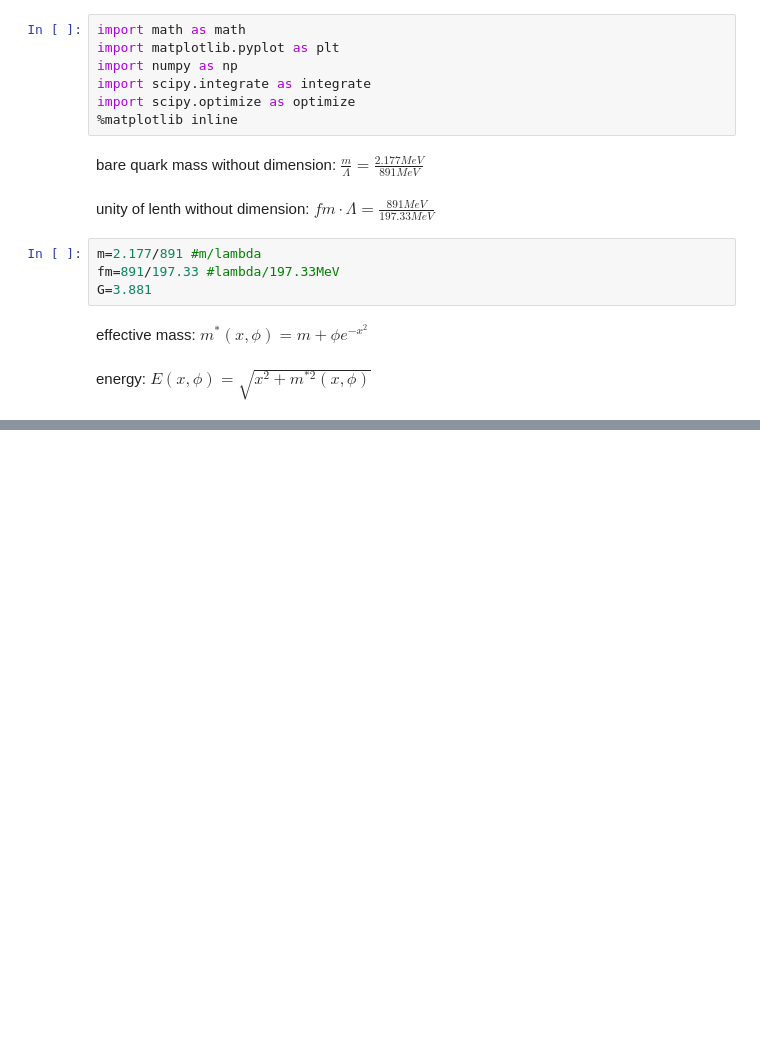
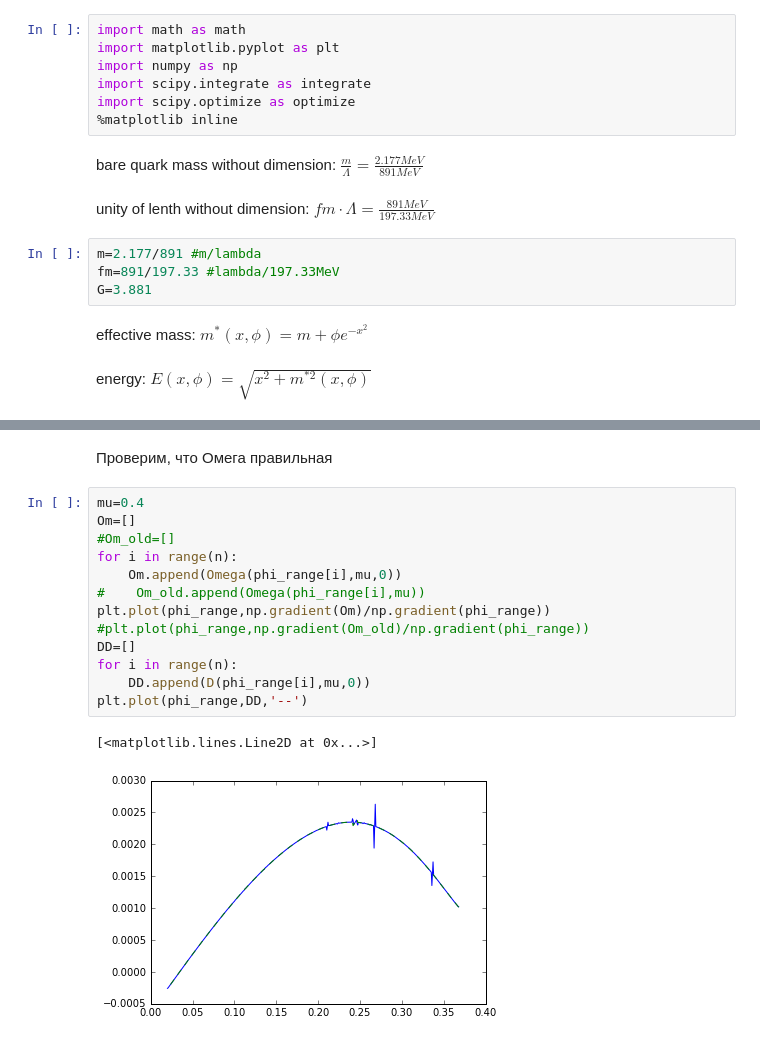
Before and after one commit to theor-mephi/quark-matter-bugrus, a Jupyter notebook: First_puzzle.ipynb, the cells around one changed output, grey strips where cells are left out. Saved outputs shown, nothing was run; the diff lists cells and outputs as text; blank space fills up the shorter version.

```diff
--- a/First_puzzle.ipynb
+++ b/First_puzzle.ipynb
@@ -118,0 +104,18 @@ def Phi(mu,T):
+# %% [markdown]
+Проверим, что Омега правильная
+# %%
+mu=0.4
+Om=[]
+#Om_old=[]
+for i in range(n):
+    Om.append(Omega(phi_range[i],mu,0))
+#    Om_old.append(Omega(phi_range[i],mu))
+plt.plot(phi_range,np.gradient(Om)/np.gradient(phi_range))
+#plt.plot(phi_range,np.gradient(Om_old)/np.gradient(phi_range))
+DD=[]
+for i in range(n):
+    DD.append(D(phi_range[i],mu,0))
+plt.plot(phi_range,DD,'--')
+# %% [output]
+[<matplotlib.lines.Line2D at 0x...>]
+[figure, added]
```
Also changed, not shown: parts of 26 cells of this notebook.
